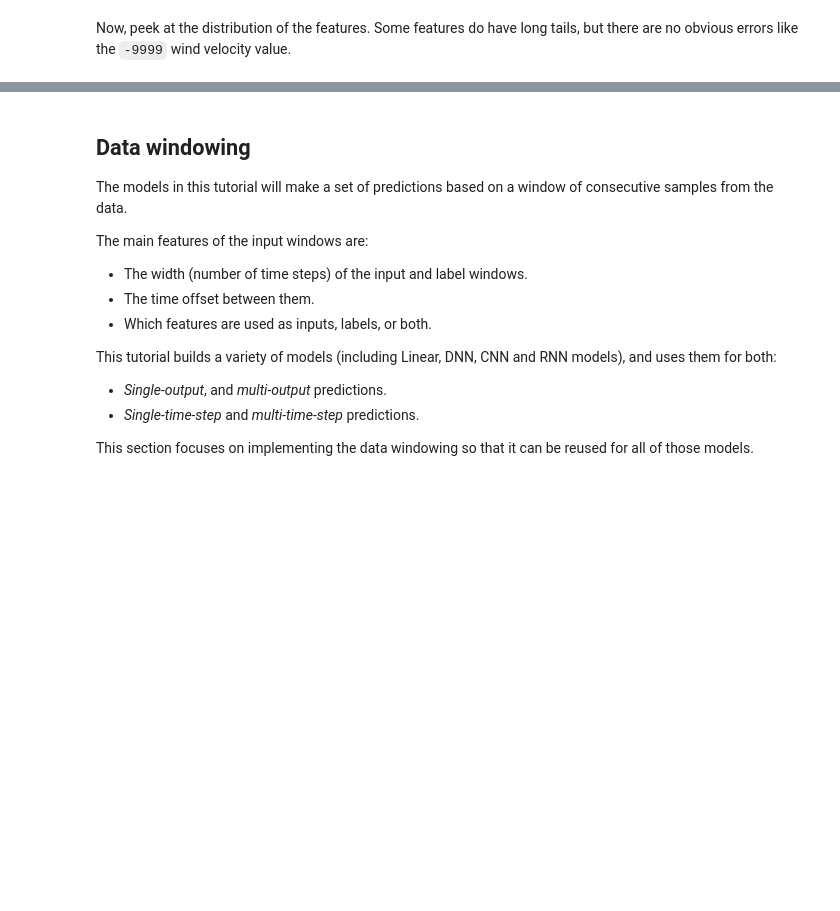
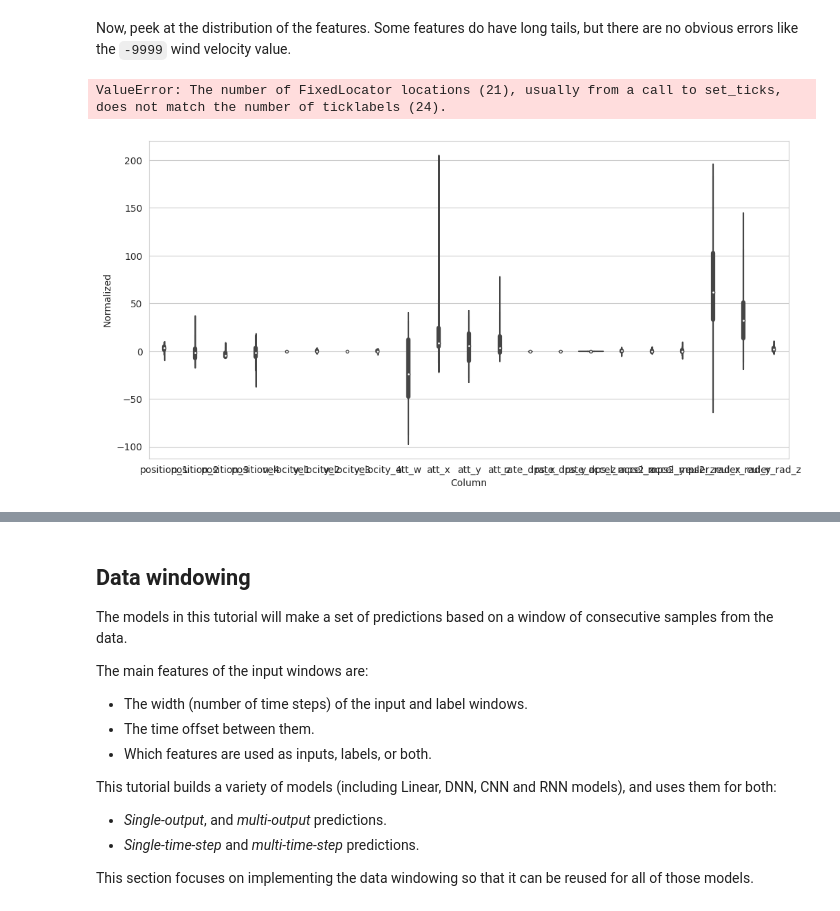
Before and after one commit to denizjafari/MIE1075, a Jupyter notebook: exo_lowlevel_control_time_series.ipynb, the cells around one changed output, grey strips where cells are left out. Saved outputs shown, nothing was run; the diff lists cells and outputs as text; code cells hidden in the pictures; blank space fills up the shorter version.

```diff
--- a/exo_lowlevel_control_time_series.ipynb
+++ b/exo_lowlevel_control_time_series.ipynb
@@ -185,0 +473,6 @@ print(df.shape, train_df.shape,val_df.shape)
+# %%
+from scipy.stats import zscore
+
+df_std = df[columns]
+df_std.apply(zscore)
+print(df_std.shape)
@@ -208,8 +541,12 @@ It's also arguable that the model shouldn't have access to future values in the
 # %% [markdown]
 Now, peek at the distribution of the features. Some features do have long tails, but there are no obvious errors like the `-9999` wind velocity value.
 # %%
-df_std = (df - train_mean) / train_std
-df_std = df_std.melt(var_name='Column', value_name='Normalized')
+#df_std = df
+#df_std[columns] = (df_std[columns] - train_mean[columns]) / train_std[columns]
+df_violin = df_std.melt(var_name='Column', value_name='Normalized')
 plt.figure(figsize=(12, 6))
-ax = sns.violinplot(x='Column', y='Normalized', data=df_std)
+ax = sns.violinplot(x='Column', y='Normalized', data=df_violin)
 _ = ax.set_xticklabels(df.keys(), rotation=90)
+# %% [output]
+ValueError: The number of FixedLocator locations (21), usually from a call to set_ticks, does not match the number of ticklabels (24).
+[figure, added]
```
Also changed, not shown: parts of 33 cells of this notebook.
